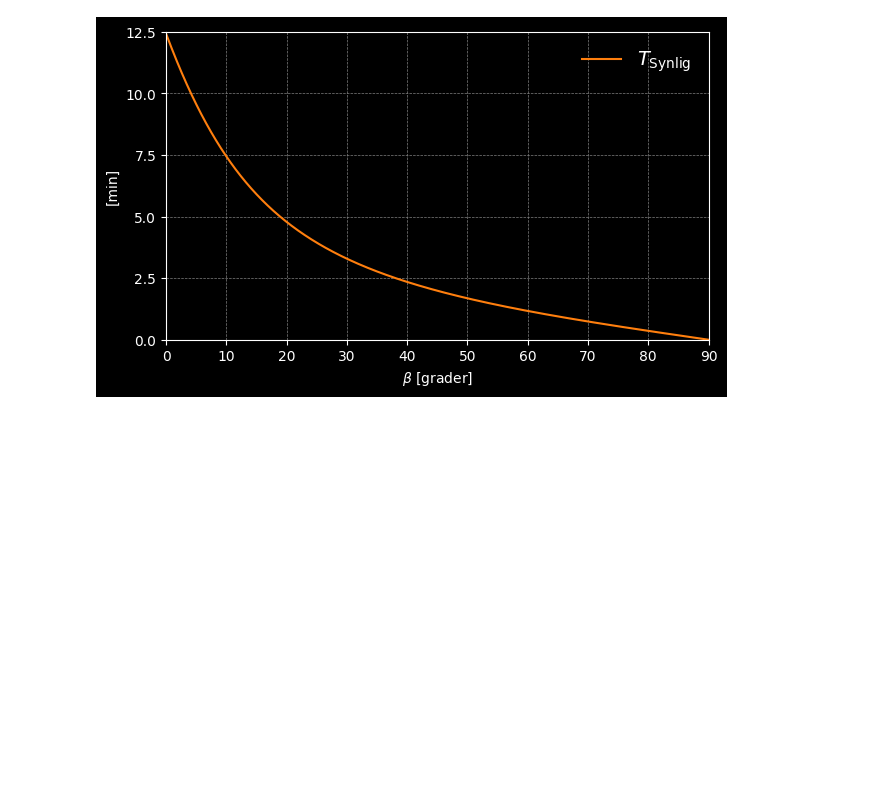
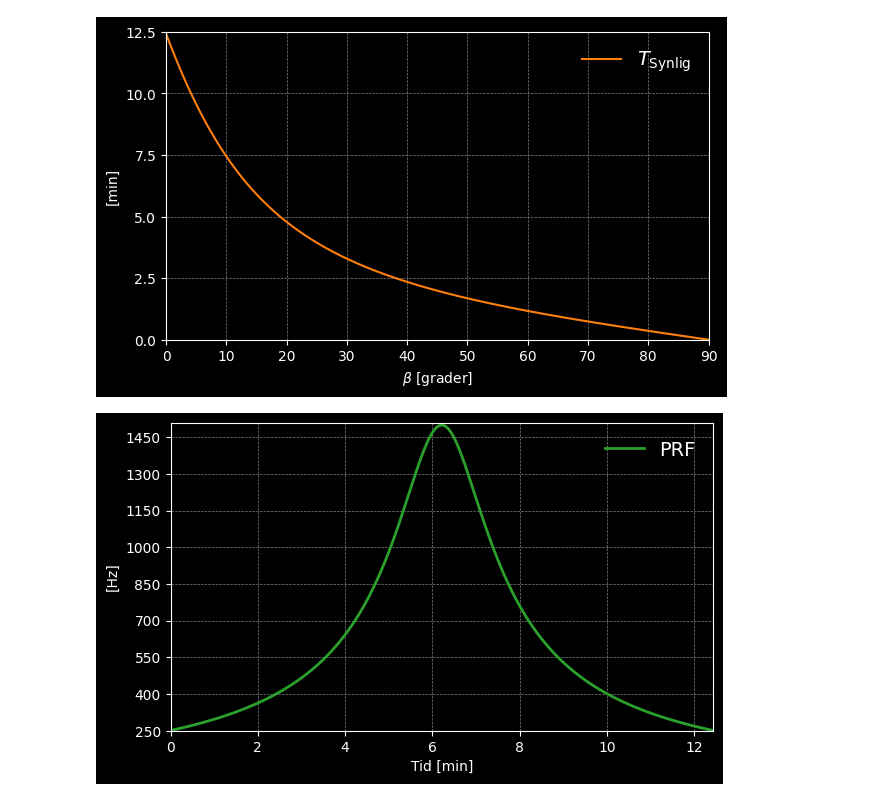
Before and after one commit to SkaugJr/TTK4852-EiT, a Jupyter notebook: Synlighetsperiode.ipynb, the cells around one changed output. Saved outputs shown, nothing was run; the diff lists cells and outputs as text; code cells hidden in the pictures; blank space fills up the shorter version.

```diff
--- a/Synlighetsperiode.ipynb
+++ b/Synlighetsperiode.ipynb
@@ -116,3 +116,50 @@ plt.savefig('Figurer/Synlighetsperiode_beta.pdf', bbox_inches='tight')
 plt.show()
 # %% [output]
 [figure]
+# %%
+import numpy as np
+import matplotlib.pyplot as plt
+from scipy.interpolate import interp1d
+plt.style.use('dark_background')
+
+h = 100e3 # km
+R_moon = 1737.4e3 # km
+a = R_moon + h
+
+m_moon = 7.34767309e22 # kg
+G = 6.67430e-11 # m^3 kg^-1 s^-2
+T_orbital = 2 * np.pi * np.sqrt((a)**3 / (G * m_moon)) # s
+v_orbital = 2 * np.pi * a / T_orbital # m/s
+
+psi_deg = np.linspace(90, 270, 1000) # degrees
+psi = np.deg2rad(psi_deg) # rad
+
+theta = np.asin((R_moon/a) * np.sin(psi)) # rad
+phi = np.pi - psi - theta
+
+R_sat_meas = a * (np.sin(phi) / np.sin(psi))
+R_sat_meas = R_sat_meas * 1e-3 # km
+
+t = (a * (phi + phi[0]) / v_orbital) / 60  # minutter
+
+SAR_freq = 1.25e9 # Hz
+c = 3e8 # m/s
+v_rad = v_orbital * np.sin(psi) # m/s
+doppler = -(2 * SAR_freq * v_rad / c)  * 1e-3 # kHz
+
+PRF = c / (2*R_sat_meas*1e3) # kHz
+
+
+plt.figure(figsize=(7, 4))
+plt.plot(t, PRF, label='PRF', color='tab:green', linewidth=2)
+plt.xlabel('Tid [min]')
+plt.ylabel('[Hz]')
+plt.xlim(min(t), max(t))
+plt.ylim(min(PRF),max(PRF)+10)
+plt.yticks(np.arange(250, 1500, 150))
+plt.legend(loc='upper right', fontsize=14, frameon=False)
+plt.grid(linewidth=0.5, linestyle='--', color='gray')
+plt.savefig('Figurer/PRF.pdf', bbox_inches='tight')
+plt.show()
+# %% [output]
+[figure, added]
```
Also changed, not shown: 3 other files.
